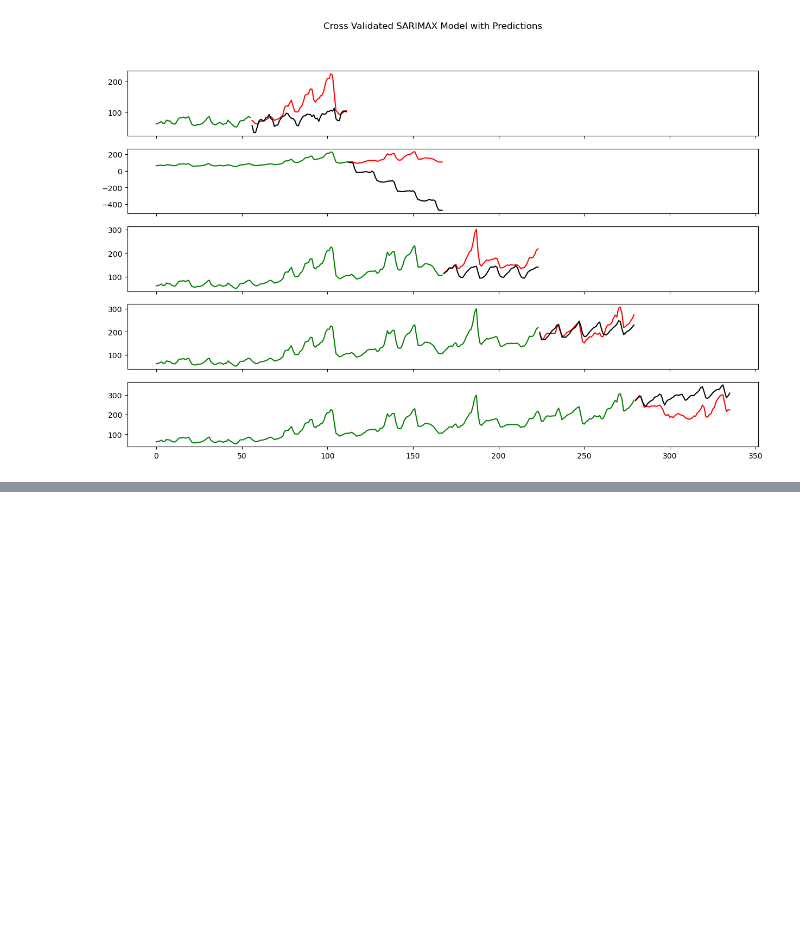
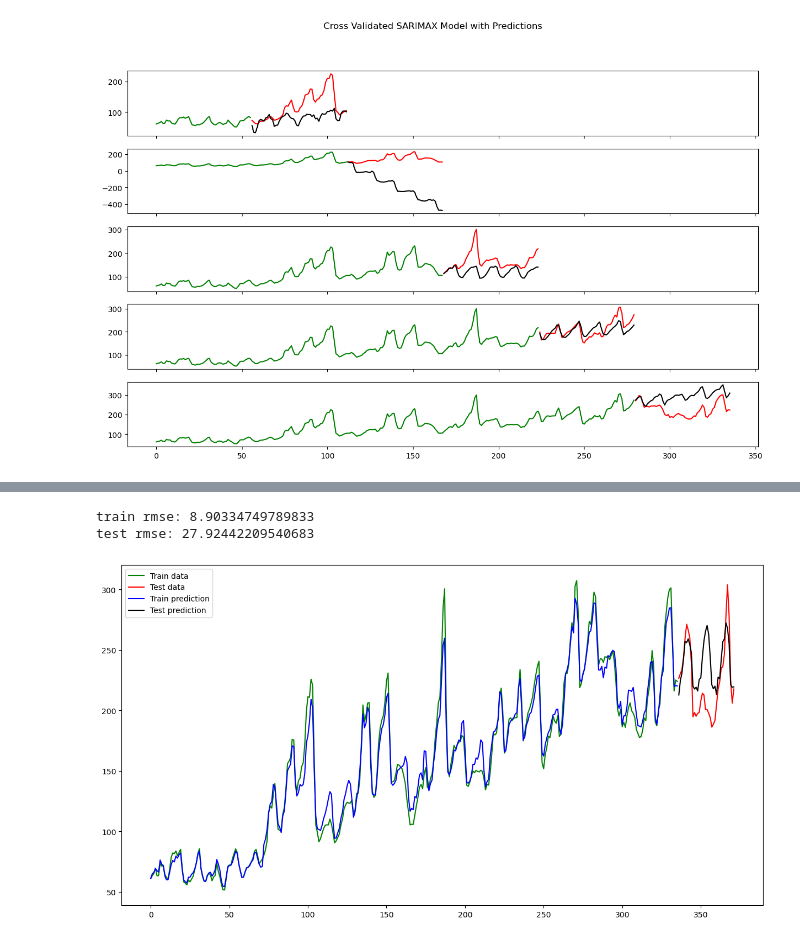
Before and after one commit to wwhite5/Springboard-Capstone-2-Time-Series, a Jupyter notebook: Final_Modeling.ipynb, the cells around one changed output, grey strips where cells are left out. Cells and saved outputs as stored; diff of their text form; code cells hidden in the pictures; blank space fills up the shorter version.

```diff
--- a/Final_Modeling.ipynb
+++ b/Final_Modeling.ipynb
@@ -424,0 +480,17 @@ for i, (train_index, test_index) in enumerate(tscv.split(train)):
+# %%
+RF = RandomForestRegressor(random_state=21, n_estimators=100, min_samples_split=2)
+
+RF.fit(X_train, y_train)
+
+train_predict = RF.predict(X_train)
+test_predict = RF.predict(X_test)
+
+print('train rmse:', mean_squared_error(y_train, train_predict, squared=False))
+print('test rmse:', mean_squared_error(y_test, test_predict, squared=False))
+# %% [output]
+train rmse: 8.90334749789833
+test rmse: 27.92442209540683
+# %%
+plot_predict(X_train, X_test, y_train, y_test, train_predict, test_predict)
+# %% [output]
+[figure, added]
```
Also changed, not shown: parts of 19 cells of this notebook.
